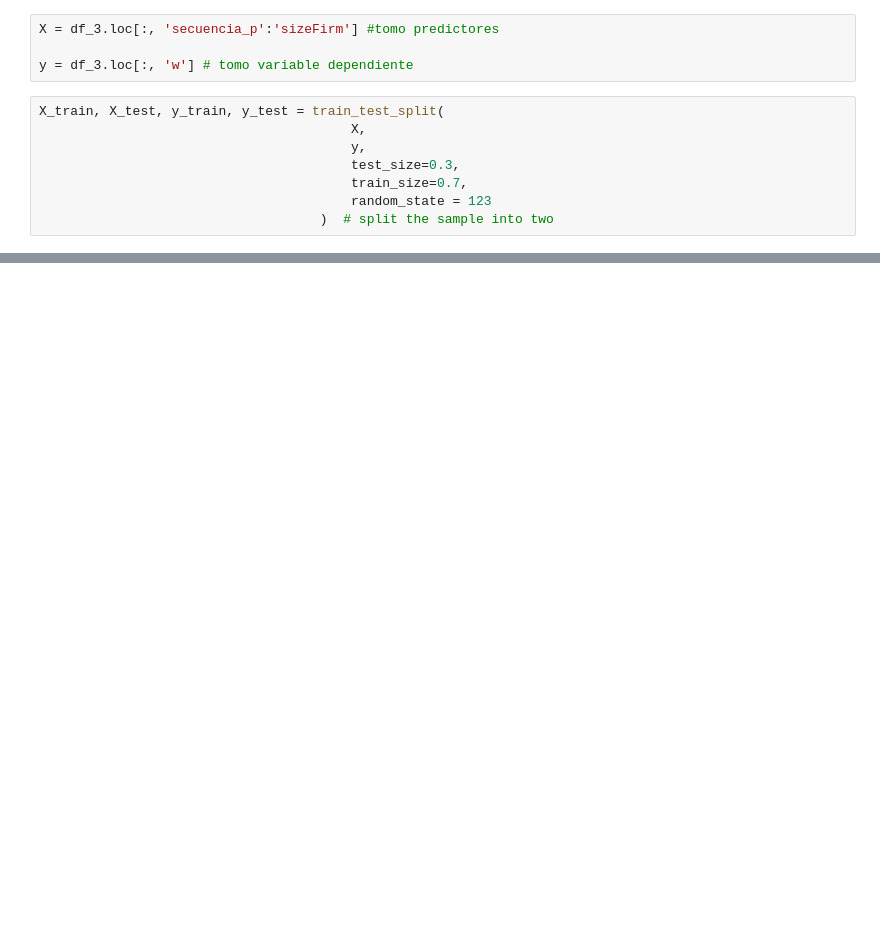
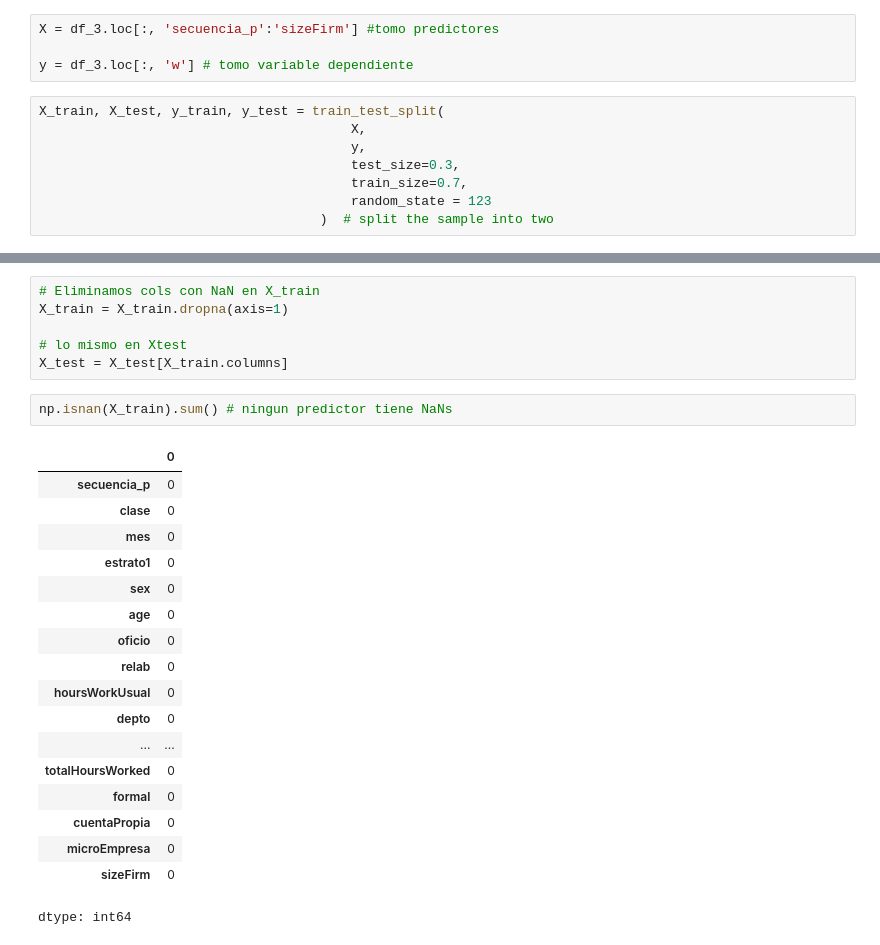
Before and after one commit to dipla70/ML-TP1, a Jupyter notebook: TP1.ipynb, the cells around one changed output, grey strips where cells are left out. Saved outputs shown, nothing was run; the diff lists cells and outputs as text; blank space fills up the shorter version.

Commit message:
modifique predictores y quite NaNs de los mismos

```diff
--- a/TP1.ipynb
+++ b/TP1.ipynb
@@ -165,0 +198,27 @@ X_train, X_test, y_train, y_test = train_test_split(
+# %%
+# Eliminamos cols con NaN en X_train
+X_train = X_train.dropna(axis=1)
+
+# lo mismo en Xtest
+X_test = X_test[X_train.columns]
+# %%
+np.isnan(X_train).sum() # ningun predictor tiene NaNs
+# %% [output]
+|  | 0 |
+| secuencia_p | 0 |
+| clase | 0 |
+| mes | 0 |
+| estrato1 | 0 |
+| sex | 0 |
+| age | 0 |
+| oficio | 0 |
+| relab | 0 |
+| hoursWorkUsual | 0 |
+| depto | 0 |
+| ... | ... |
+| totalHoursWorked | 0 |
+| formal | 0 |
+| cuentaPropia | 0 |
+| microEmpresa | 0 |
+| sizeFirm | 0 |
+dtype: int64
```
Also changed, not shown: parts of 8 cells of this notebook.
